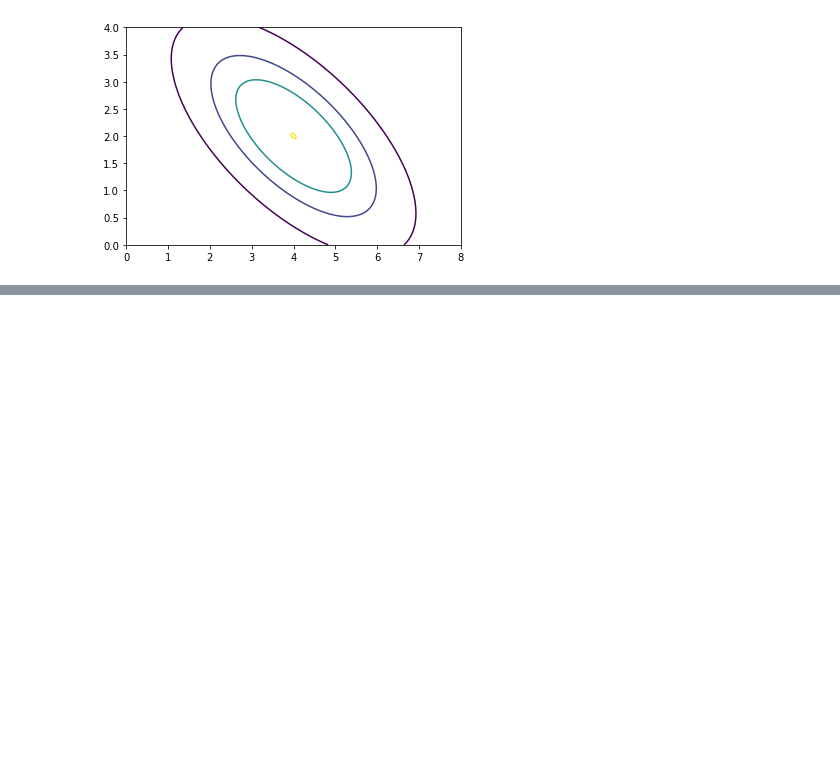
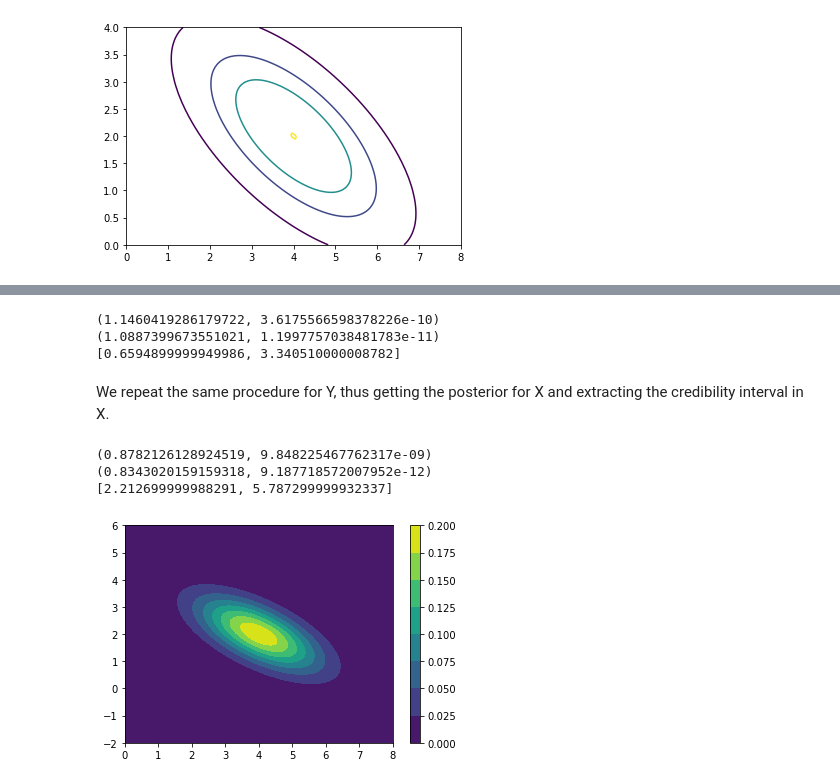
Before and after one commit to blackbianca/Astrostatistics-Cosmology---Homework, a Jupyter notebook: MCMC.ipynb, the cells around one changed output, grey strips where cells are left out. Saved outputs shown, nothing was run; the diff lists cells and outputs as text; code cells hidden in the pictures; blank space fills up the shorter version.

Commit message:
basic numerical method + plots

```diff
--- a/MCMC.ipynb
+++ b/MCMC.ipynb
@@ -94,0 +68,79 @@ print(xy)
+# %%
+def funcy(y):
+    c = 1./(np.sqrt(2*np.pi))*np.sqrt(det/cov[1,1])*np.e**(-0.5*(y-mu[1])**2*cov[0,0]/det + cov[0,1]**2/cov[1,1])
+    return c
+
+interval_y = [-1000, 1000]
+Itot = integrate.quad(funcy, interval_y[0], interval_y[1], epsrel=1.e-14)
+print(Itot)
+
+eps=1.e-5
+interval_y = [mu[1]-eps, mu[1]+eps]
+I=[0,0]
+
+alpha = Itot[0]*0.95
+#print(alpha)
+while(I[0]<alpha):
+    I = integrate.quad(funcy, interval_y[0], interval_y[1], epsrel=1.e-9)
+    interval_y[0] -= eps
+    interval_y[1] += eps
+    #print(X1,X2)
+    #print("ok")
+
+print(I)
+print(interval_y)
+
+#I = integrate.quad(func, 3.99999, 4.00001, epsrel=1.2-14)
+#print(I)
+# %% [output]
+(1.1460419286179722, 3.6175566598378226e-10)
+(1.0887399673551021, 1.1997757038481783e-11)
+[0.6594899999949986, 3.340510000008782]
+# %% [markdown]
+We repeat the same procedure for Y, thus getting the posterior for X and extracting the credibility interval in X.
+# %%
+def funcx(x):
+    c = 1./(np.sqrt(2*np.pi))*np.sqrt(det/cov[0,0])*np.e**(-0.5*(x-mu[0])**2*cov[1,1]/det + cov[0,1]**2/cov[0,0])
+    return c
+
+interval_x = [-1000, 1000]
+Itot = integrate.quad(funcx, interval_x[0], interval_x[1], epsrel=1.e-14)
+print(Itot)
+alpha = Itot[0]*0.95
+
+eps=1.e-5
+interval_x = [mu[0]-eps, mu[0]+eps]
+I=[0,0]
+
+while(I[0]<alpha):
+    I = integrate.quad(funcx, interval_x[0], interval_x[1], epsrel=1.e-9)
+    interval_x[0] -= eps
+    interval_x[1] += eps
+    #print(X1,X2)
+    #print("ok")
+
+print(I)
+print(interval_x)
+# %% [output]
+(0.8782126128924519, 9.848225467762317e-09)
+(0.8343020159159318, 9.187718572007952e-12)
+[2.212699999988291, 5.787299999932337]
+# %%
+N = int(100)
+xvec = np.linspace(0,8,N)
+yvec = np.linspace(-2,6,N)
+x, y = np.meshgrid(xvec,yvec)
+#xy = np.column_stack([x.flat, y.flat])
+xy = np.dstack((x, y))
+rv = mvn(mu, cov)
+z = rv.pdf(xy)
+
+cs = plt.contourf(x, y, z, cmap="viridis")
+cbar = plt.colorbar(cs, orientation="vertical")
+
+#print(rv.pdf(xy))
+
+plt.tight_layout
+plt.show()
+# %% [output]
+[figure, added]
```
Also changed, not shown: parts of 11 cells of this notebook, 1 other file.
